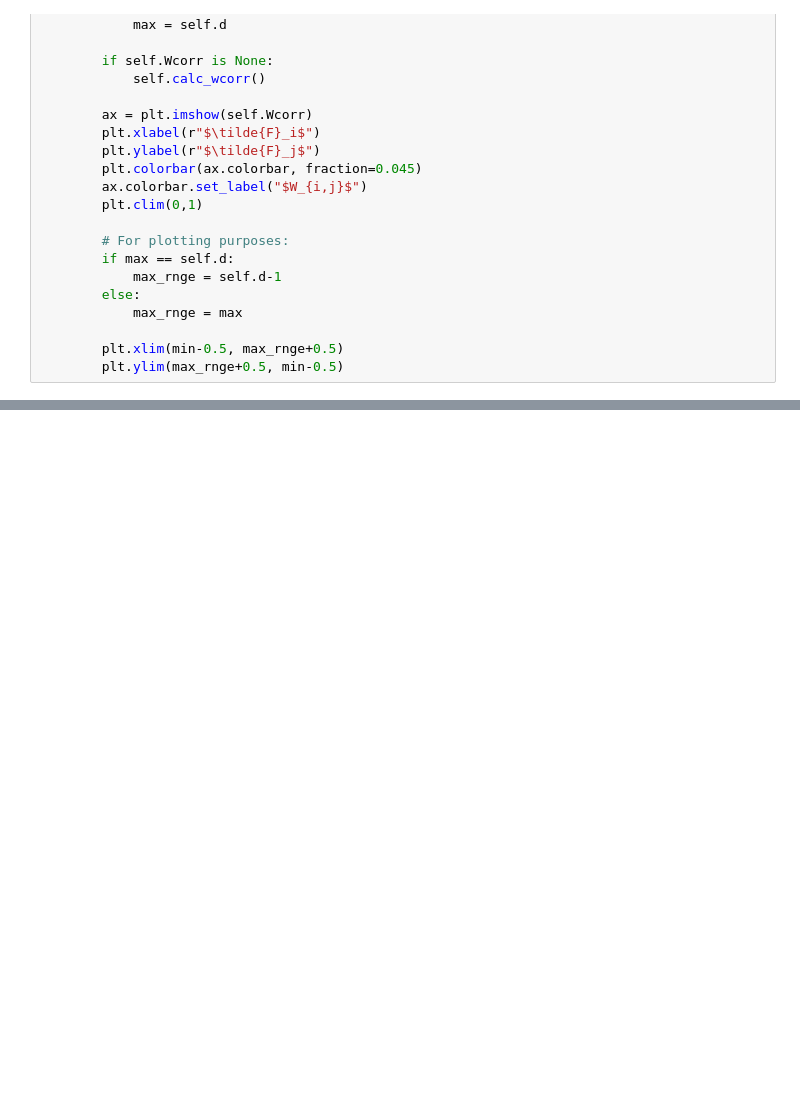
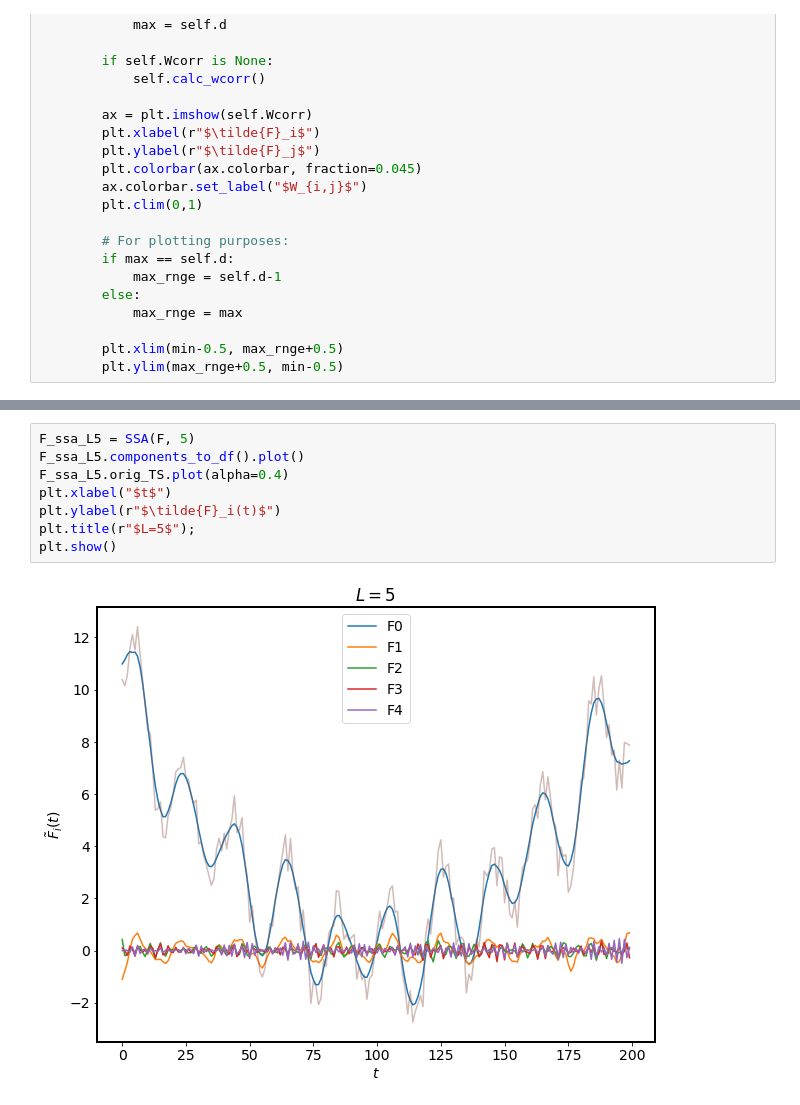
Before and after one commit to v1docq/ML-methods-for-geospatial-data, a Jupyter notebook: Dynamical systems/SSA/SSA.ipynb, the cells around one changed output, grey strips where cells are left out. Drawn from its saved outputs; the diff is of its cells as text; blank space fills up the shorter version.

```diff
--- a/Dynamical systems/SSA/SSA.ipynb
+++ b/Dynamical systems/SSA/SSA.ipynb
@@ -1033,0 +666,10 @@ for subject, gender in zip(subjects, genders):
+# %%
+F_ssa_L5 = SSA(F, 5)
+F_ssa_L5.components_to_df().plot()
+F_ssa_L5.orig_TS.plot(alpha=0.4)
+plt.xlabel("$t$")
+plt.ylabel(r"$\tilde{F}_i(t)$")
+plt.title(r"$L=5$");
+plt.show()
+# %% [output]
+[figure, added]
```
Also changed, not shown: parts of 92 cells of this notebook.
